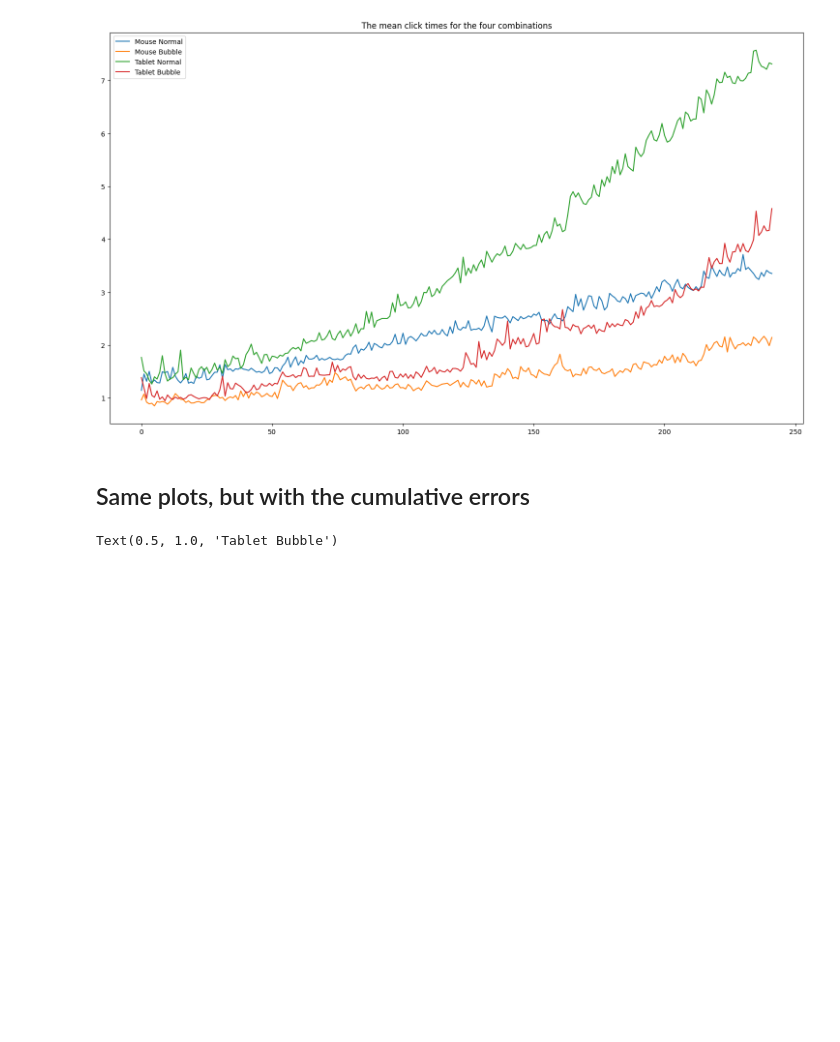
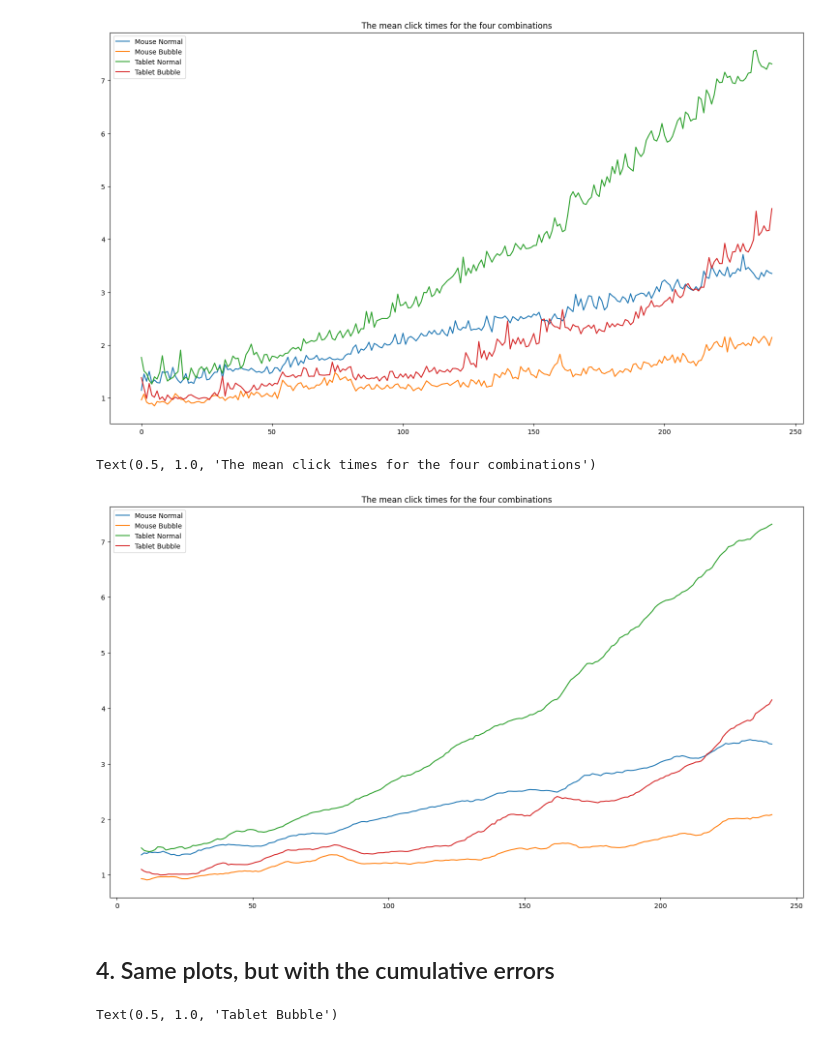
Before and after one commit to IoanaBaciu24/BubbleCursorExperiment, a Jupyter notebook: notebook.ipynb, the cells around one changed output. Drawn from its saved outputs; the diff is of its cells as text; code cells hidden in the pictures; blank space fills up the shorter version.

```diff
--- a/notebook.ipynb
+++ b/notebook.ipynb
@@ -264,8 +264,25 @@ ax.set_title("The mean click times for the four combinations")
 # %% [output]
 Text(0.5, 1.0, 'The mean click times for the four combinations')
 [figure]
+# %%
+fig, ax = plt.subplots()
+fig.set_size_inches(18.5, 10.5)
+
+ax.plot(df_times_MN["meanClickTime"].rolling(10).mean(), label="Mouse Normal")
+ax.plot(df_times_MB["meanClickTime"].rolling(10).mean(), label="Mouse Bubble")
+ax.plot(df_times_TN["meanClickTime"].rolling(10).mean(), label="Tablet Normal")
+ax.plot(df_times_TB["meanClickTime"].rolling(10).mean(), label="Tablet Bubble")
+
+
+
+
+ax.legend()
+ax.set_title("The mean click times for the four combinations")
+# %% [output]
+Text(0.5, 1.0, 'The mean click times for the four combinations')
+[figure, added]
 # %% [markdown]
-## Same plots, but with the cumulative errors
+## 4. Same plots, but with the cumulative errors
 # %%
 df_errs_MN, df_errs_MB, df_errs_TN, df_errs_TB = analysis_one_metric("currentNumberOfErrors", len(file_names_MN));
 # %%
```
Also changed, not shown: parts of 9 cells of this notebook.
